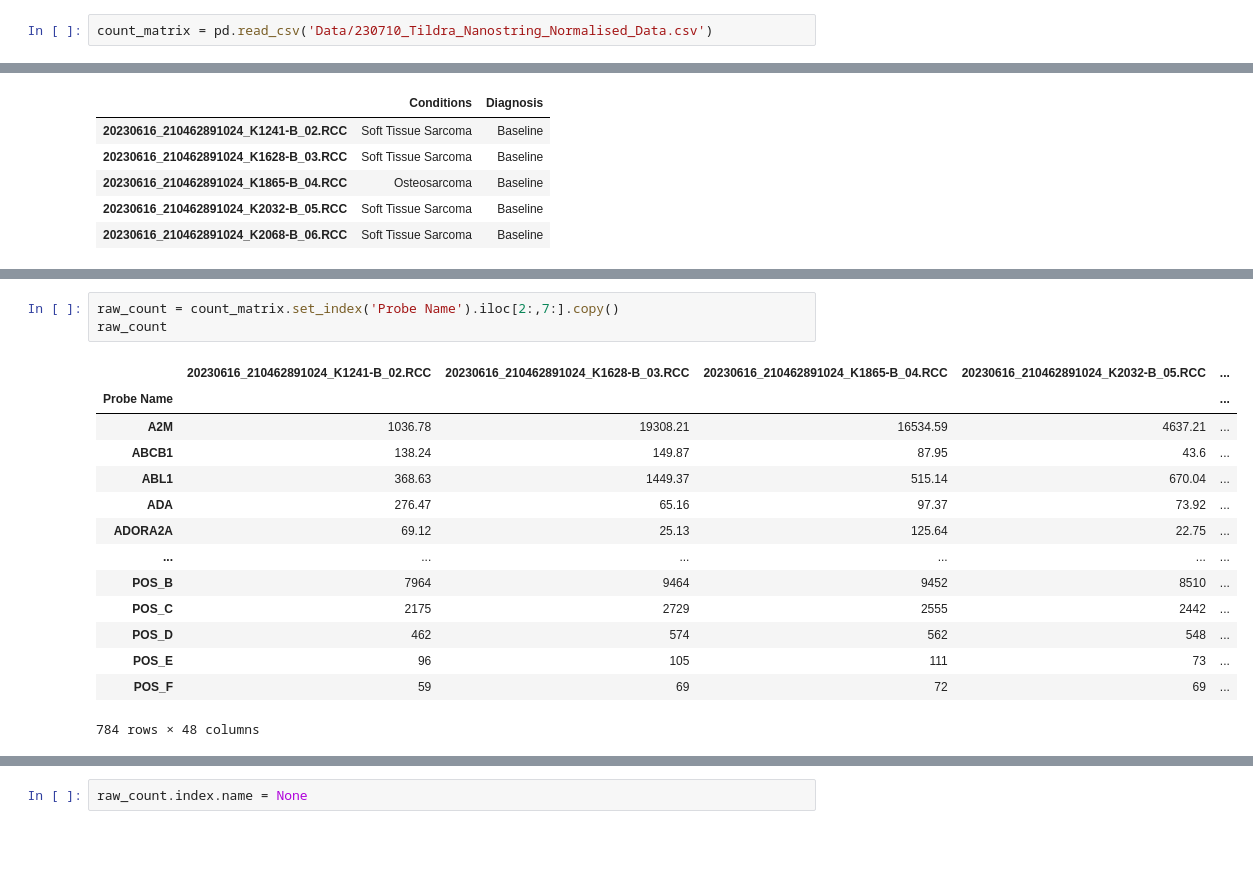
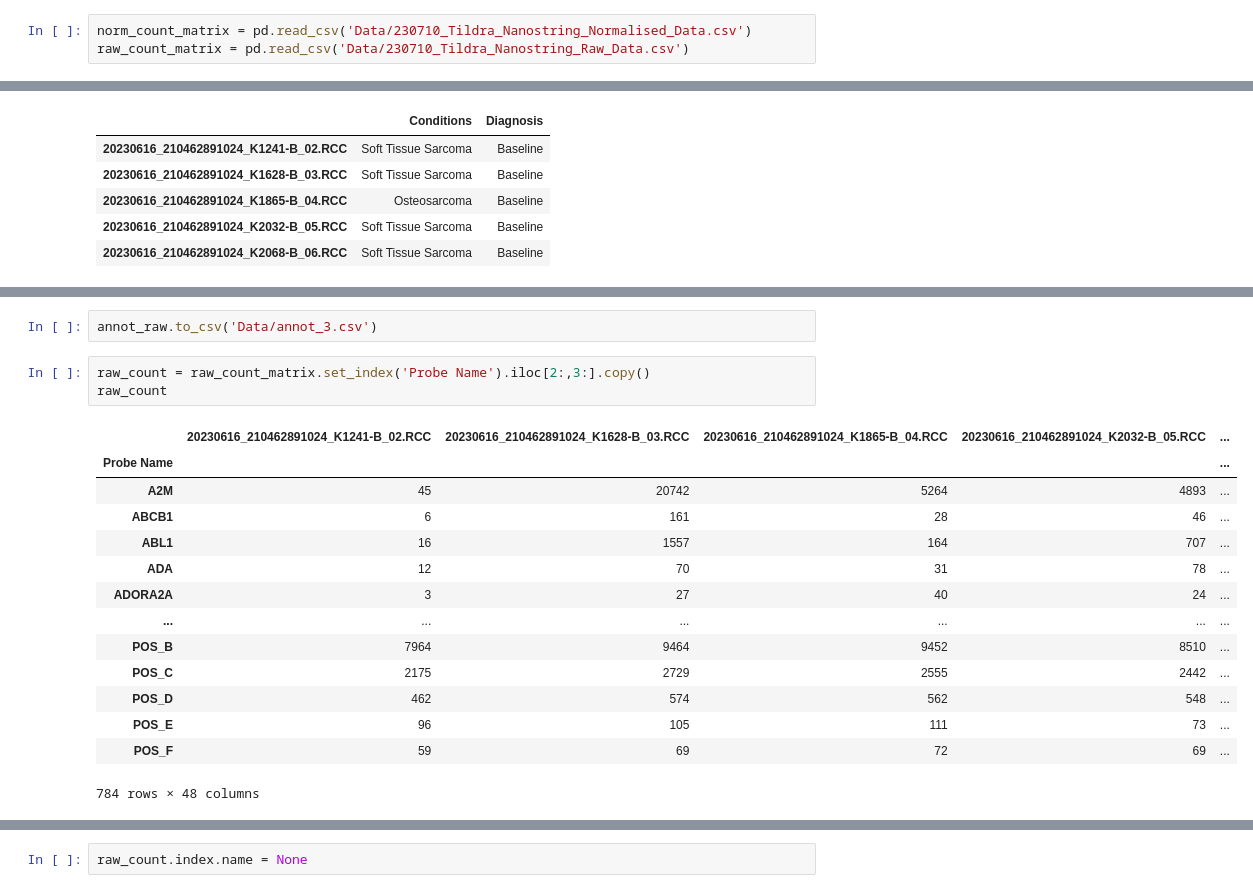
Before and after one commit to minhtran1309/bulk_RNA_nanostring, a Jupyter notebook: process_prepare_data.ipynb, the cells around one changed output, grey strips where cells are left out. Drawn from its saved outputs; the diff is of its cells as text; blank space fills up the shorter version.

```diff
--- a/process_prepare_data.ipynb
+++ b/process_prepare_data.ipynb
@@ -120,5 +126,6 @@ join_gene_annot.head()
 # %%
 join_gene_annot.to_csv('Data/ProbeAnnot.csv')
 # %%
-count_matrix = pd.read_csv('Data/230710_Tildra_Nanostring_Normalised_Data.csv')
+norm_count_matrix = pd.read_csv('Data/230710_Tildra_Nanostring_Normalised_Data.csv')
+raw_count_matrix = pd.read_csv('Data/230710_Tildra_Nanostring_Raw_Data.csv')
 # %%
@@ -270,14 +442,16 @@ annot_raw.head()
+# %%
+annot_raw.to_csv('Data/annot_3.csv')
 # %%
-raw_count = count_matrix.set_index('Probe Name').iloc[2:,7:].copy()
+raw_count = raw_count_matrix.set_index('Probe Name').iloc[2:,3:].copy()
 raw_count
 # %% [output]
 |  | 20230616_210462891024_K1241-B_02.RCC | 20230616_210462891024_K1628-B_03.RCC | 20230616_210462891024_K1865-B_04.RCC | 20230616_210462891024_K2032-B_05.RCC | ... |
 | Probe Name |  |  |  |  | ... |
-| A2M | 1036.78 | 19308.21 | 16534.59 | 4637.21 | ... |
-| ABCB1 | 138.24 | 149.87 | 87.95 | 43.6 | ... |
-| ABL1 | 368.63 | 1449.37 | 515.14 | 670.04 | ... |
-| ADA | 276.47 | 65.16 | 97.37 | 73.92 | ... |
-| ADORA2A | 69.12 | 25.13 | 125.64 | 22.75 | ... |
+| A2M | 45 | 20742 | 5264 | 4893 | ... |
+| ABCB1 | 6 | 161 | 28 | 46 | ... |
+| ABL1 | 16 | 1557 | 164 | 707 | ... |
+| ADA | 12 | 70 | 31 | 78 | ... |
+| ADORA2A | 3 | 27 | 40 | 24 | ... |
 | ... | ... | ... | ... | ... | ... |
 | POS_B | 7964 | 9464 | 9452 | 8510 | ... |
 | POS_C | 2175 | 2729 | 2555 | 2442 | ... |
```
Also changed, not shown: parts of 102 cells of this notebook, 1 other file.
